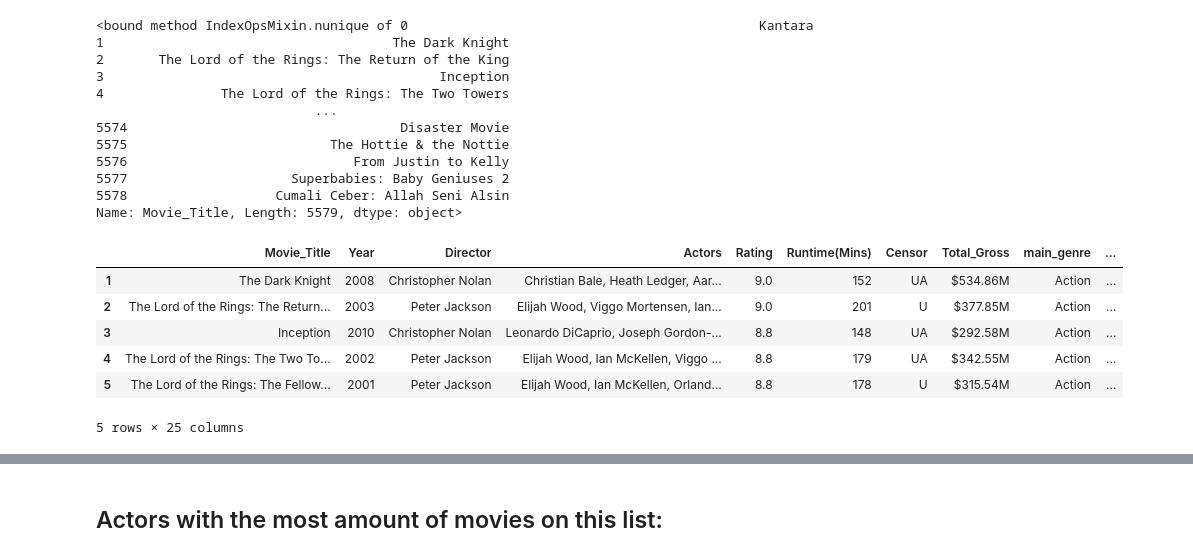
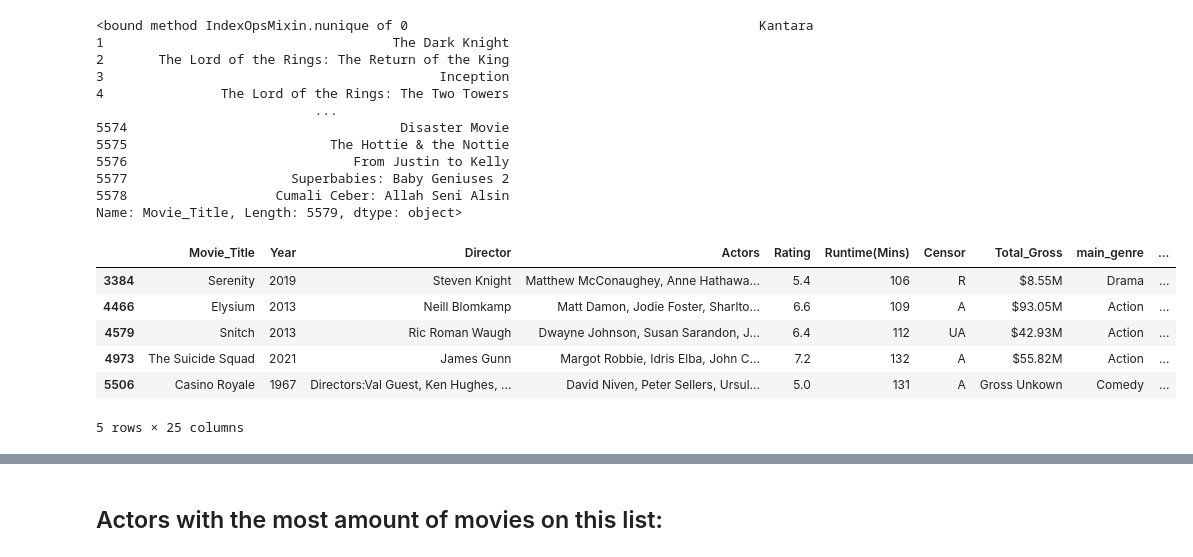
Before and after one commit to jvwastaken/Blockbuster-Breakdown, a Jupyter notebook: Sandy_Analysis/movie cast filtering.ipynb, the cells around one changed output, grey strips where cells are left out. Cells and saved outputs as stored; diff of their text form; code cells hidden in the pictures.

```diff
--- a/Sandy_Analysis/movie cast filtering.ipynb
+++ b/Sandy_Analysis/movie cast filtering.ipynb
@@ -82,15 +82,19 @@ cast_awards_df['Movie_Title'].nunique
 5578                   Cumali Ceber: Allah Seni Alsin
 Name: Movie_Title, Length: 5579, dtype: object>
 # %%
-cast_awards_df = cast_awards_df[cast_awards_df['Box Office'].notna()]
-cast_awards_df.head()
+cast_awards_df_clean = cast_awards_df[
+    (cast_awards_df['Box Office'].notna()) &
+    (cast_awards_df['Box Office'] != 'Box Office not found')
+]
+
+cast_awards_df_clean.tail()
 # %% [output]
 |  | Movie_Title | Year | Director | Actors | Rating | Runtime(Mins) | Censor | Total_Gross | main_genre | ... |
-| 1 | The Dark Knight | 2008 | Christopher Nolan | Christian Bale, Heath Ledger, Aar... | 9.0 | 152 | UA | $534.86M | Action | ... |
-| 2 | The Lord of the Rings: The Return... | 2003 | Peter Jackson | Elijah Wood, Viggo Mortensen, Ian... | 9.0 | 201 | U | $377.85M | Action | ... |
-| 3 | Inception | 2010 | Christopher Nolan | Leonardo DiCaprio, Joseph Gordon-... | 8.8 | 148 | UA | $292.58M | Action | ... |
-| 4 | The Lord of the Rings: The Two To... | 2002 | Peter Jackson | Elijah Wood, Ian McKellen, Viggo ... | 8.8 | 179 | UA | $342.55M | Action | ... |
-| 5 | The Lord of the Rings: The Fellow... | 2001 | Peter Jackson | Elijah Wood, Ian McKellen, Orland... | 8.8 | 178 | U | $315.54M | Action | ... |
+| 3384 | Serenity | 2019 | Steven Knight | Matthew McConaughey, Anne Hathawa... | 5.4 | 106 | R | $8.55M | Drama | ... |
+| 4466 | Elysium | 2013 | Neill Blomkamp | Matt Damon, Jodie Foster, Sharlto... | 6.6 | 109 | A | $93.05M | Action | ... |
+| 4579 | Snitch | 2013 | Ric Roman Waugh | Dwayne Johnson, Susan Sarandon, J... | 6.4 | 112 | UA | $42.93M | Action | ... |
+| 4973 | The Suicide Squad | 2021 | James Gunn | Margot Robbie, Idris Elba, John C... | 7.2 | 132 | A | $55.82M | Action | ... |
+| 5506 | Casino Royale | 1967 | Directors:Val Guest, Ken Hughes, ... | David Niven, Peter Sellers, Ursul... | 5.0 | 131 | A | Gross Unkown | Comedy | ... |
 5 rows × 25 columns
 # %%
 cast_awards_df['Movie_Title'].nunique
```
Also changed, not shown: parts of 5 cells of this notebook, 1 other file.
